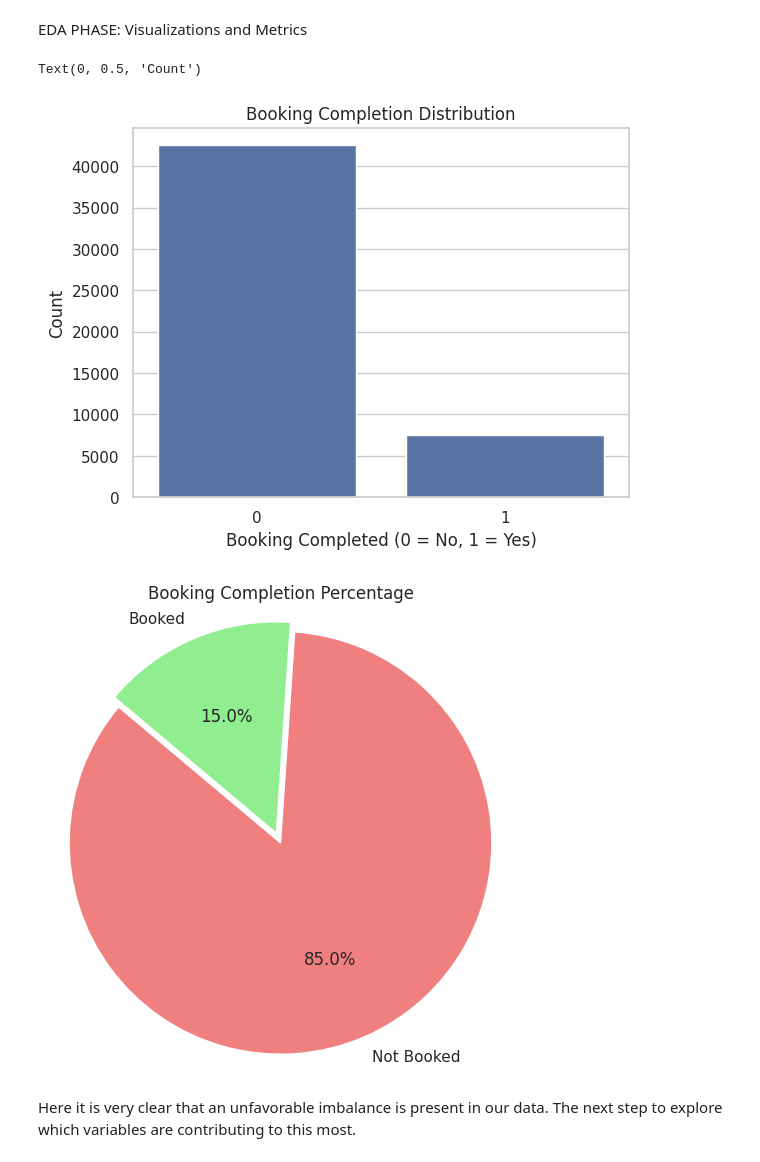
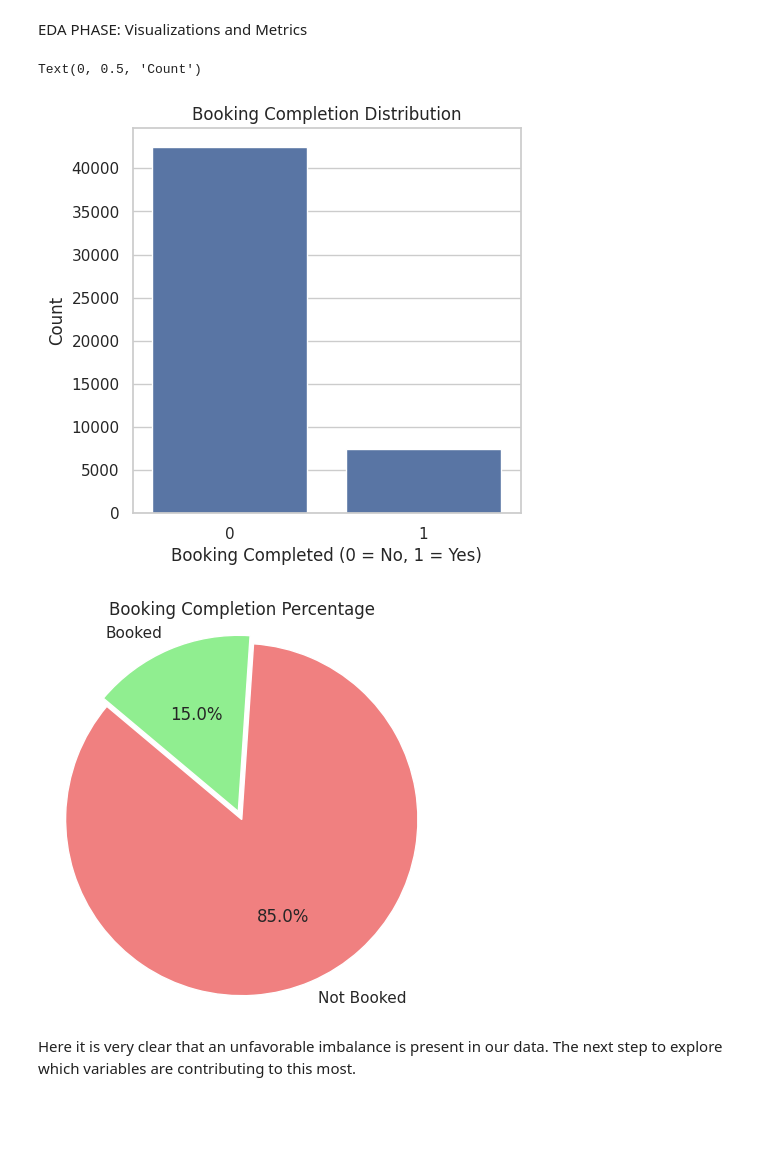
Before and after one commit to JzesatiD/british_airlines_dataproj, a Jupyter notebook: BA_ML.ipynb, the cells around one changed output. Saved outputs shown, nothing was run; the diff lists cells and outputs as text; code cells hidden in the pictures; blank space fills up the shorter version.

```diff
--- a/BA_ML.ipynb
+++ b/BA_ML.ipynb
@@ -134,12 +129,13 @@ sns.set(style='whitegrid')
 # %%
 # Plot a bar chart of our TARGET VARIABLE "booking_complete"
+plt.figure(figsize=(5,5))
 sns.countplot(x='booking_complete', data = df)
 plt.title("Booking Completion Distribution")
 plt.xlabel("Booking Completed (0 = No, 1 = Yes)")
 plt.ylabel("Count")
 # %% [output]
 Text(0, 0.5, 'Count')
-[figure, old version]
+[figure, new version]
 # %%
 # Calculate the proportions
 booking_counts = df['booking_complete'].value_counts()
@@ -148,14 +144,14 @@ sizes = booking_counts.values
 colors = ['lightcoral', 'lightgreen']
 
 # Plot the pie chart
-plt.figure(figsize=(6,6))
+plt.figure(figsize=(5,))
 plt.pie(sizes, labels=labels, autopct='%1.1f%%', startangle=140, colors=colors,
         explode=(0, 0.05))
 plt.title("Booking Completion Percentage")
 plt.axis('equal')  # Ensures the pie is a circle
 plt.show()
 # %% [output]
-[figure, old version]
+[figure, new version]
 # %% [markdown]
 Here it is very clear that an unfavorable imbalance is present in our data. The next step to explore which variables are contributing to this most.
 # %% [markdown]
```
Also changed, not shown: parts of 12 cells of this notebook.
